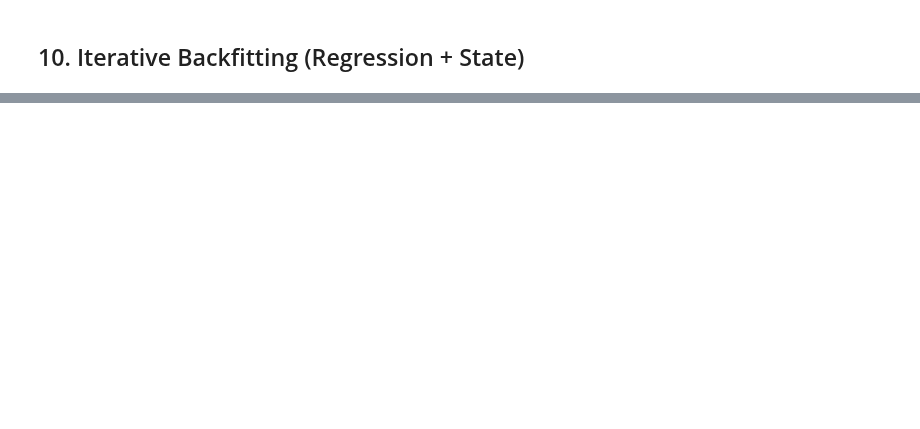
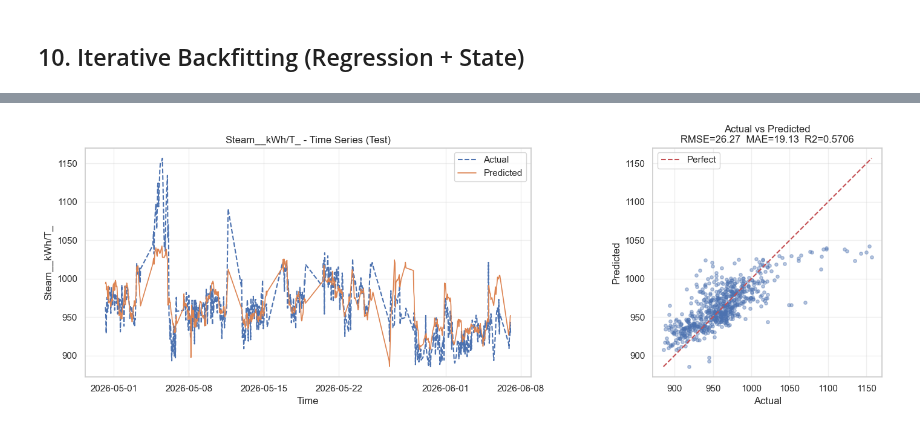
Before and after one commit to Miggon-dev/costimiser2, a Jupyter notebook: training/training4_clean.ipynb, the cells around one changed output, grey strips where cells are left out. Cells and saved outputs as stored; diff of their text form; code cells hidden in the pictures; blank space fills up the shorter version.

```diff
--- a/training/training4_clean.ipynb
+++ b/training/training4_clean.ipynb
@@ -409,0 +527,31 @@ plt.show()
+# %%
+# Time series plot and scatter plot
+test_index = turnup_ts.index[split:]
+
+fig, axes = plt.subplots(1, 2, figsize=(16, 5))
+
+# Time series
+axes[0].plot(test_index, y_test_actual, label='Actual', lw=1.5, ls='--')
+axes[0].plot(test_index, y_test_pred, label='Predicted', lw=1.2)
+axes[0].set_title(f'{Y_COLUMN} - Time Series (Test)')
+axes[0].set_xlabel('Time')
+axes[0].set_ylabel(Y_COLUMN)
+axes[0].legend()
+axes[0].grid(alpha=0.3)
+
+# Scatter plot
+axes[1].scatter(y_test_actual, y_test_pred, alpha=0.4, s=15)
+lims = [min(y_test_actual.min(), y_test_pred.min()),
+        max(y_test_actual.max(), y_test_pred.max())]
+axes[1].plot(lims, lims, 'r--', lw=1.5, label='Perfect')
+axes[1].set_xlabel('Actual')
+axes[1].set_ylabel('Predicted')
+axes[1].set_title(f'Actual vs Predicted\nRMSE={rmse:.2f}  MAE={mae:.2f}  R2={r2:.4f}')
+axes[1].legend()
+axes[1].grid(alpha=0.3)
+axes[1].set_aspect('equal', adjustable='box')
+
+plt.tight_layout()
+plt.show()
+# %% [output]
+[figure, added]
```
Also changed, not shown: parts of 5 cells of this notebook, 2 other files.
